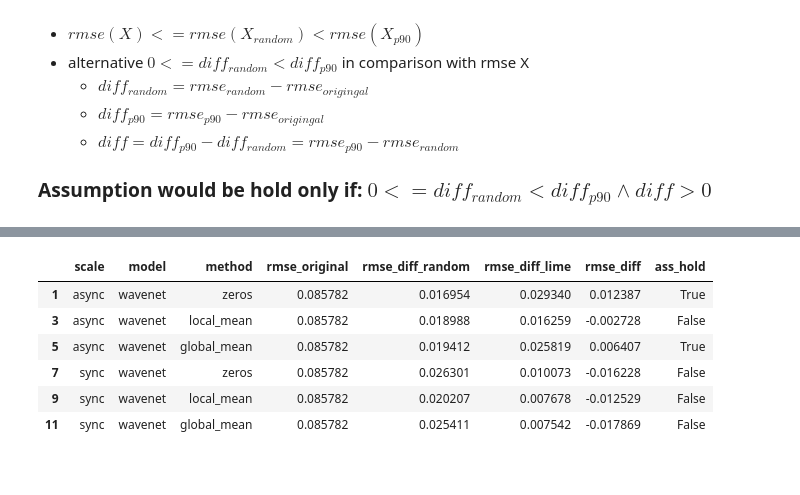
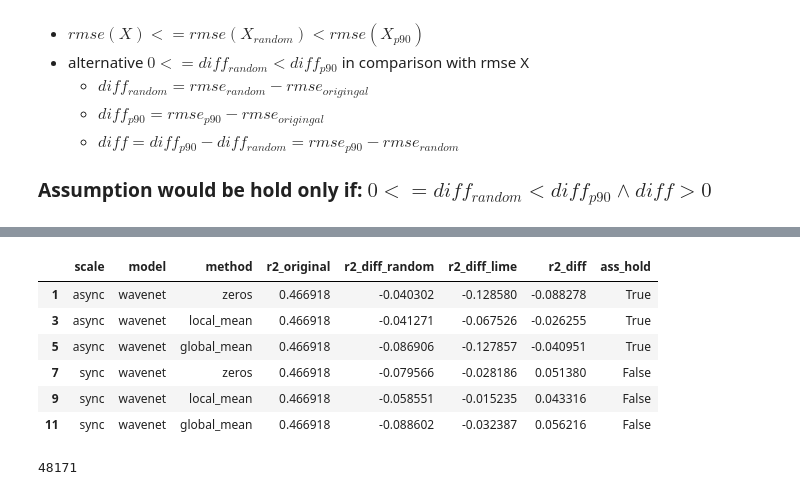
Before and after one commit to dungthuapps/tsx, a Jupyter notebook: notebooks/tsx-eval-qm.ipynb, the cells around one changed output, grey strips where cells are left out. Drawn from its saved outputs; the diff is of its cells as text; code cells hidden in the pictures.

```diff
--- a/notebooks/tsx-eval-qm.ipynb
+++ b/notebooks/tsx-eval-qm.ipynb
@@ -161,7 +168,9 @@ def perturb_X(X, x_coef, method="zeros", axis=None, percentile=90, random=False,
 # %%
 
 # Test:
-t = perturb_X(X_test[:5], options[0]["explanations"])
+t1 = perturb_X(X_test[:5], options[0]["explanations"], axis=None)
+t1 = perturb_X(X_test[:5], options[0]["explanations"], axis=None, random=1)
+t2 = perturb_X(X_test[:5], options[7]["explanations"], axis=1, random=1)
 
 # Test:
 e = options[0]
@@ -175,9 +184,9 @@ z2 = perturb(sample, m2, r)
 
 fig, axes = plt.subplots(8, 2, sharex=True, sharey=True,figsize=(6,6))
 plt.subplot(8,2,1)
-plt.imshow(m1, aspect='auto')
+plt.imshow(m1, aspect='auto', interpolation='nearest')
 plt.subplot(8,2,2)
-plt.imshow(m2, aspect='auto')
+plt.imshow(m2, aspect='auto', interpolation='nearest')
 pd.DataFrame(z1).plot(subplots=True, ax=axes[1:,0])
 pd.DataFrame(z2).plot(subplots=True, ax=axes[1:,1])
 # %% [output]
@@ -284,7 +292,8 @@ def rmse(y_true, y_pred):
 def r2(y_true, y_pred):
     s = r2_score(y_true, y_pred)
     return s
-def qm_rmse_exp(X, y_true, explanations, metrics="rmse", axis=None, absolute=False, random=1, **kwargs):
+def qm_rmse_exp(X, y_true, explanations, metrics="rmse",
+                axis=None, absolute=False, random=1, **kwargs):
     # Calculate quality measure for each explanation
     t = copy.deepcopy(options)
     for opt in t:
@@ -302,13 +311,13 @@ def qm_rmse_exp(X, y_true, explanations, metrics="rmse", axis=None, absolute=Fal
 
         #2 Create perturbed test set + rmse
         X_lime = perturb_X(X, x_coef=exp, axis=axis, **kwargs)
-        y_pred = model.predict(X_lime).ravel()
+        y_pred = model.predict(X_lime)
         s = fn(y_true, y_pred)
         opt.update({f"{metrics}_lime": s})
 
         #3 Random - same x-coef to get number of changes.
         X_random = perturb_X(X, x_coef=exp, axis=axis, random=random, **kwargs)
-        y_pred = model.predict(X_random).ravel()
+        y_pred = model.predict(X_random)
         s = fn(y_true, y_pred)
         opt.update({f"{metrics}_random": s})
 
@@ -364,7 +373,9 @@ from IPython.display import Math, display
 
 metrics = "rmse"    #   "rmse", "mse", "r2"
 method = "zeros"    #   "zeros", "min", "max", "mean", "random", "constant, v=5"
-N = 100
+N = 500
+random = 1
+
 if metrics == "r2":
     _math_text_ = r"""$\text{Expect to see: } 0 >= diff_{random} >= diff_{lime}  \land  diff <= 0 $"""
 else:
@@ -429,0 +445,6 @@ Per-feature 90 percentile
+# %%
+test_case_3 = "Test with R2"
+_math_text_ = r"""$\text{Expect to see: } 0 >= diff_{random} >= diff_{lime}  \land  diff <= 0 $"""
+metrics="r2"
+opt3 = qm_rmse_exp(X_test, y_test, options, axis=1,
+                    method="zeros", metrics=metrics, random=random)
@@ -430,14 +465,18 @@ Per-feature 90 percentile
 # %%
-df = eva_explainations(opt2, "wavenet", metrics)
+df = eva_explainations(opt3, "wavenet", metrics)
 (df.style
     .highlight_max(axis=0, subset=[f"{metrics}_diff_random", f"{metrics}_diff_lime"])
     .applymap(lambda s: 'color: %s' % ('green' if s else ''), subset=["ass_hold"])
 )
 # %% [output]
-|  | scale | model | method | rmse_original | rmse_diff_random | rmse_diff_lime | rmse_diff | ass_hold |
-| 1 | async | wavenet | zeros | 0.085782 | 0.016954 | 0.029340 | 0.012387 | True |
-| 3 | async | wavenet | local_mean | 0.085782 | 0.018988 | 0.016259 | -0.002728 | False |
-| 5 | async | wavenet | global_mean | 0.085782 | 0.019412 | 0.025819 | 0.006407 | True |
-| 7 | sync | wavenet | zeros | 0.085782 | 0.026301 | 0.010073 | -0.016228 | False |
-| 9 | sync | wavenet | local_mean | 0.085782 | 0.020207 | 0.007678 | -0.012529 | False |
-| 11 | sync | wavenet | global_mean | 0.085782 | 0.025411 | 0.007542 | -0.017869 | False |
+|  | scale | model | method | r2_original | r2_diff_random | r2_diff_lime | r2_diff | ass_hold |
+| 1 | async | wavenet | zeros | 0.466918 | -0.040302 | -0.128580 | -0.088278 | True |
+| 3 | async | wavenet | local_mean | 0.466918 | -0.041271 | -0.067526 | -0.026255 | True |
+| 5 | async | wavenet | global_mean | 0.466918 | -0.086906 | -0.127857 | -0.040951 | True |
+| 7 | sync | wavenet | zeros | 0.466918 | -0.079566 | -0.028186 | 0.051380 | False |
+| 9 | sync | wavenet | local_mean | 0.466918 | -0.058551 | -0.015235 | 0.043316 | False |
+| 11 | sync | wavenet | global_mean | 0.466918 | -0.088602 | -0.032387 | 0.056216 | False |
+# %%
+39436+8735
+# %% [output]
+48171
```
Also changed, not shown: parts of 11 cells of this notebook, 11 other files.
